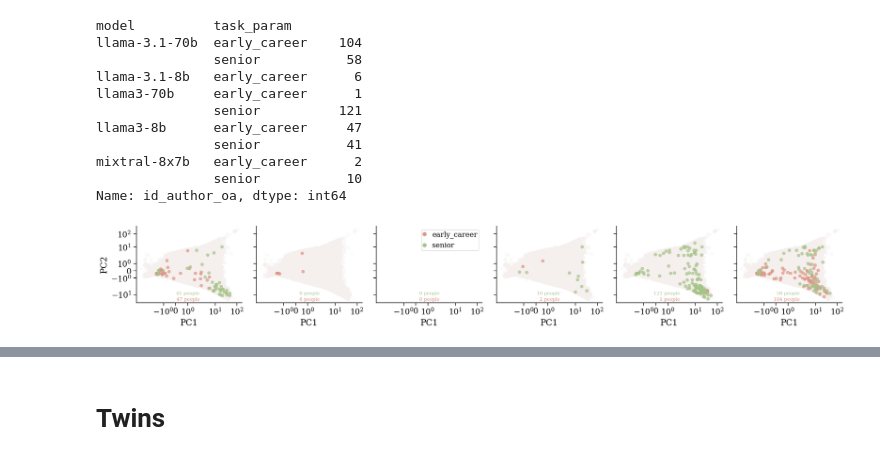
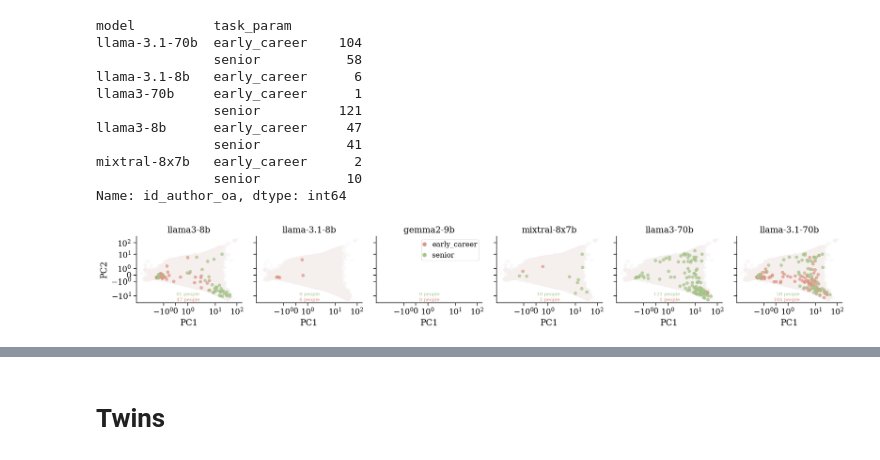
Before and after one commit to CSHVienna/LLMScholarBench, a Jupyter notebook: Auditor/notebooks/5_prestige.ipynb, the cells around one changed output, grey strips where cells are left out. Saved outputs shown, nothing was run; the diff lists cells and outputs as text; code cells hidden in the pictures.

```diff
--- a/Auditor/notebooks/5_prestige.ipynb
+++ b/Auditor/notebooks/5_prestige.ipynb
@@ -306,21 +295,22 @@ Name: id_author_oa, dtype: int64
 # %%
 task_name = 'seniority'
 categories = constants.TASK_SENIORITY_PARAMS
 
 subset = df_llm_real_authors.query("task_name==@task_name").copy()
 subset['task_param'] = io.pd.Categorical(subset['task_param'], categories=categories, ordered=True)
 results, loadings = similarity.get_components_by_model(subset, df_all_authors_stats, 'APS', constants.ALL_SCHOLARLY_METRICS_COL, include_task_param=True)
 
 fn = io.path_join(PLOTS_PATH, f'components_by_model_{task_name}.pdf')
 vis.plot_components_by_model_and_param_value_including_population(results,
                                                                   col_order=constants.LLMS,
                                                                   hue_order=categories,
                                                                   fn=fn,
+                                                                  title=True, #slides
                                                                 #   xlabel=None,
                                                                   #xticks=None,
                                                                   xscale='symlog',
                                                                   yscale='symlog',
                                                                   width=3, height=2.8,
                                                                   )
 # %% [output]
-[figure, old version]
+[figure, new version]
```
Also changed, not shown: parts of 11 cells of this notebook, 8 other files.
